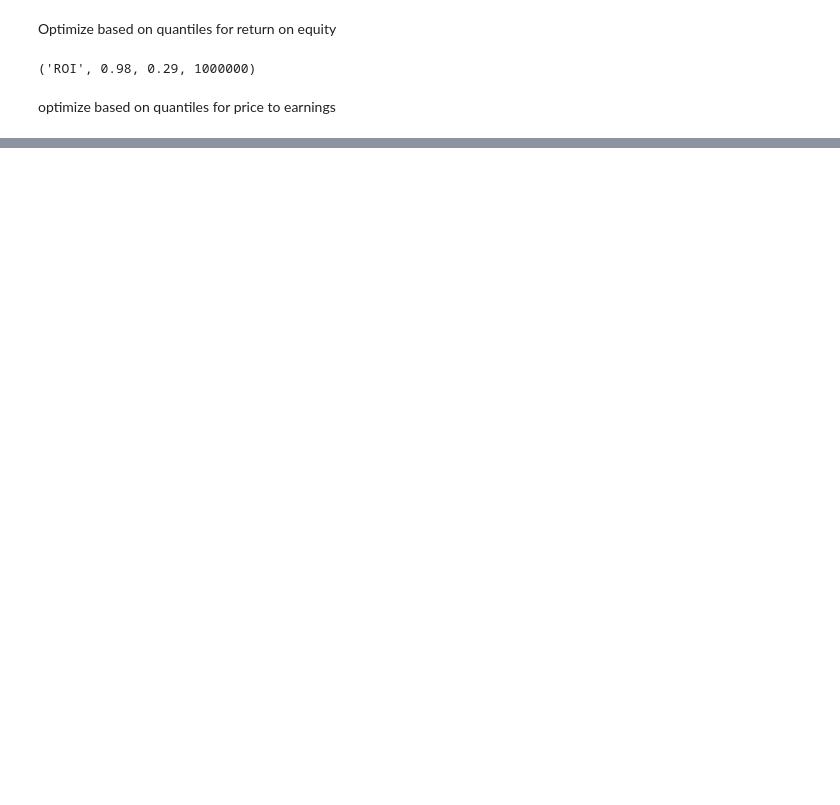
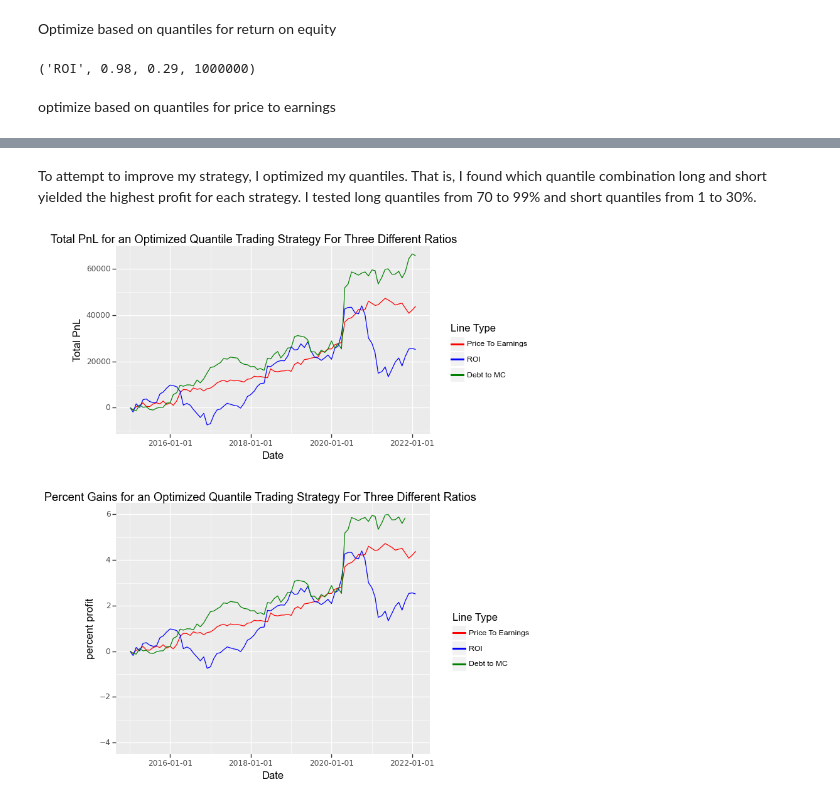
Before and after one commit to tsmcdonnell6604/Quant-Trading-Strategies, a Jupyter notebook: QTS_HW_3_trading.ipynb, the cells around one changed output, grey strips where cells are left out. Cells and saved outputs as stored; diff of their text form; code cells hidden in the pictures; blank space fills up the shorter version.

```diff
--- a/QTS_HW_3_trading.ipynb
+++ b/QTS_HW_3_trading.ipynb
@@ -147,5 +312,5 @@ params
 # %%
-debt_t_m = quantile_trading('debt_to_market_cap', .87, .15, 1000000)
+debt_to_market_cap_optimal = quantile_trading('debt_to_market_cap', .87, .28, 1000000)
 # %% [markdown]
 Optimize based on quantiles for return on equity
 # %%
@@ -160,6 +325,6 @@ params
 # %% [output]
 ('ROI', 0.98, 0.29, 1000000)
 # %%
-roi = quantile_trading('ROI', .98, .29, 1000000)
+roi_optimal = quantile_trading('ROI', .98, .29, 1000000)
 # %% [markdown]
 optimize based on quantiles for price to earnings
@@ -284,0 +342,10 @@ differenced_debt_to_market_cap['Line Type'] = 'green'
+# %%
+price_to_earnings_optimal = quantile_trading('neg_price_to_earnings', .96, .06, 1000000)
+# %%
+price_to_earnings_optimal['Line Type'] = 'red'
+roi_optimal['Line Type'] = 'blue'
+debt_to_market_cap_optimal['Line Type'] = 'green'
+
+price_to_earnings_optimal['percent_profit'] = ((price_to_earnings_optimal['total_pnl'] +  1000000)/ 1000000 - 1)*100
+roi_optimal['percent_profit'] = ((roi_optimal['total_pnl'] +  1000000)/ 1000000 - 1)*100
+debt_to_market_cap_optimal['percent_profit'] = ((debt_to_market_cap_optimal['total_pnl'] +  1000000)/ 1000000 - 1)*100
@@ -284,0 +486,36 @@ differenced_debt_to_market_cap['Line Type'] = 'green'
+# %% [markdown]
+To attempt to improve my strategy, I optimized my quantiles. That is, I found which quantile combination long and short yielded the highest profit for each strategy. I tested long quantiles from 70 to 99% and short quantiles from 1 to 30%.
+# %%
+p1 = (ggplot(debt_to_market_cap_optimal)
+ + aes(x='date', y='total_pnl', color = 'Line Type')
+ + geom_line()
+ + geom_line(aes(x='date', y='total_pnl', color = 'Line Type'), data=roi_optimal)
+ + geom_line(aes(x='date', y='total_pnl', color = 'Line Type'), data=price_to_earnings_optimal)
+ + scale_x_date(date_breaks = "2 years", date_labels = "%Y-%m-%d")
+ + ggtitle("Total PnL for an Optimized Quantile Trading Strategy For Three Different Ratios")
+ + xlab("Date")
+ + ylab("Total PnL")
+ + scale_color_manual(name='Line Type', labels=['Price To Earnings', 'ROI', 'Debt to MC'], values=['Red', 'Blue', 'Green'])
+)
+
+p2 = (ggplot(debt_to_market_cap_optimal)
+ + aes(x='date', y='percent_profit', color = 'Line Type')
+ + geom_line()
+ + geom_line(aes(x='date', y='percent_profit', color = 'Line Type'), data=roi_optimal)
+ + geom_line(aes(x='date', y='percent_profit', color = 'Line Type'), data=price_to_earnings_optimal)
+ + scale_x_date(date_breaks = "2 years", date_labels = "%Y-%m-%d")
+ + ylim(-4, 6)
+
+ + ggtitle("Percent Gains for an Optimized Quantile Trading Strategy For Three Different Ratios")
+ + xlab("Date")
+ + ylab("percent profit")
+ + scale_color_manual(name='Line Type', labels=['Price To Earnings', 'ROI', 'Debt to MC'], values=['Red', 'Blue', 'Green'])
+)
+
+p1 = pw.load_ggplot(p1, figsize=(5,3))
+p2 = pw.load_ggplot(p2, figsize=(5,4))
+
+p12 = (p1/p2)
+p12.savefig()
+# %% [output]
+[figure, added]
```
Also changed, not shown: parts of 66 cells of this notebook, 2 other files.
